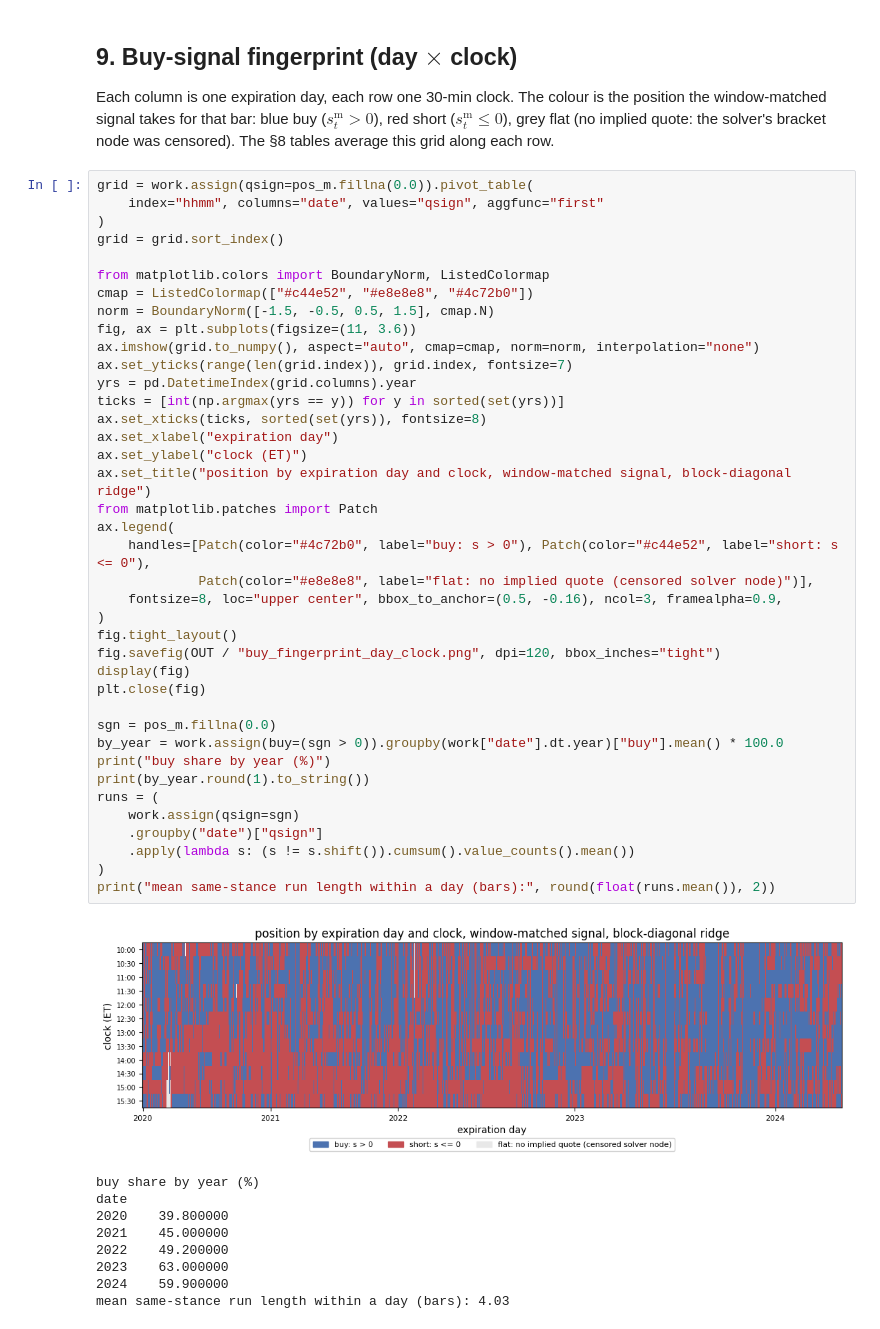
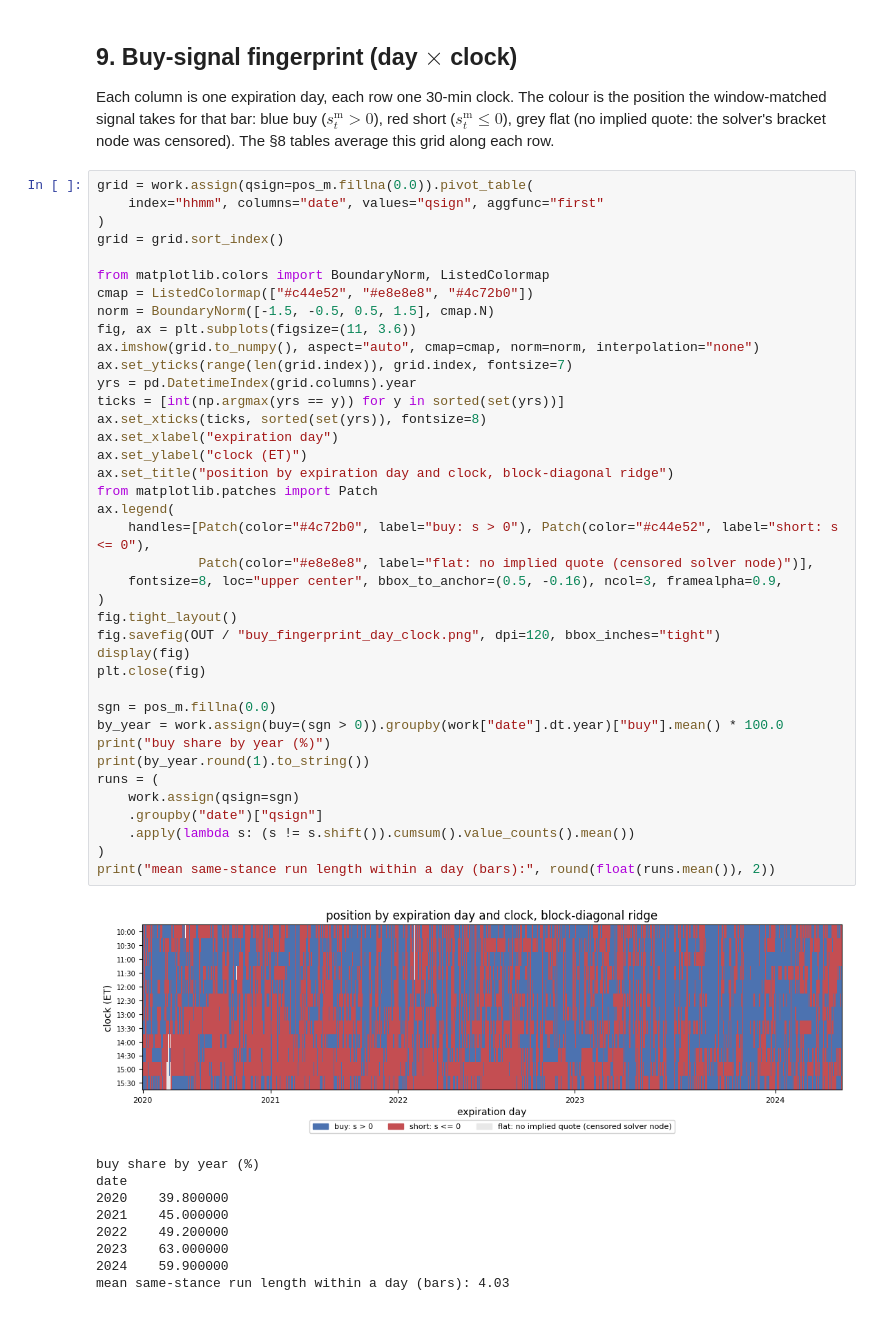
Before and after one commit to jamesdchen/harxhar-clean, a Jupyter notebook: notebooks/atm_straddle_intraday.ipynb, the cells around one changed output. Saved outputs shown, nothing was run; the diff lists cells and outputs as text.

Commit message:
Intraday §9 fingerprint title: drop 'window-matched signal'.
Co-Authored-By: Claude Fable 5.1 <noreply@anthropic.com>
Claude-Session: https://claude.ai/code/session_01CW5SQHWWiRB87CNNDC1mPd

```diff
--- a/notebooks/atm_straddle_intraday.ipynb
+++ b/notebooks/atm_straddle_intraday.ipynb
@@ -1596,35 +1596,35 @@ norm = BoundaryNorm([-1.5, -0.5, 0.5, 1.5], cmap.N)
 fig, ax = plt.subplots(figsize=(11, 3.6))
 ax.imshow(grid.to_numpy(), aspect="auto", cmap=cmap, norm=norm, interpolation="none")
 ax.set_yticks(range(len(grid.index)), grid.index, fontsize=7)
 yrs = pd.DatetimeIndex(grid.columns).year
 ticks = [int(np.argmax(yrs == y)) for y in sorted(set(yrs))]
 ax.set_xticks(ticks, sorted(set(yrs)), fontsize=8)
 ax.set_xlabel("expiration day")
 ax.set_ylabel("clock (ET)")
-ax.set_title("position by expiration day and clock, window-matched signal, block-diagonal ridge")
+ax.set_title("position by expiration day and clock, block-diagonal ridge")
 from matplotlib.patches import Patch
 ax.legend(
     handles=[Patch(color="#4c72b0", label="buy: s > 0"), Patch(color="#c44e52", label="short: s <= 0"),
              Patch(color="#e8e8e8", label="flat: no implied quote (censored solver node)")],
     fontsize=8, loc="upper center", bbox_to_anchor=(0.5, -0.16), ncol=3, framealpha=0.9,
 )
 fig.tight_layout()
 fig.savefig(OUT / "buy_fingerprint_day_clock.png", dpi=120, bbox_inches="tight")
 display(fig)
 plt.close(fig)
 
 sgn = pos_m.fillna(0.0)
 by_year = work.assign(buy=(sgn > 0)).groupby(work["date"].dt.year)["buy"].mean() * 100.0
 print("buy share by year (%)")
 print(by_year.round(1).to_string())
 runs = (
     work.assign(qsign=sgn)
     .groupby("date")["qsign"]
     .apply(lambda s: (s != s.shift()).cumsum().value_counts().mean())
 )
 print("mean same-stance run length within a day (bars):", round(float(runs.mean()), 2))
 # %% [output]
-[figure, old version]
+[figure, new version]
 buy share by year (%)
 date
 2020    39.800000
```
Also changed, not shown: 2 other files.
